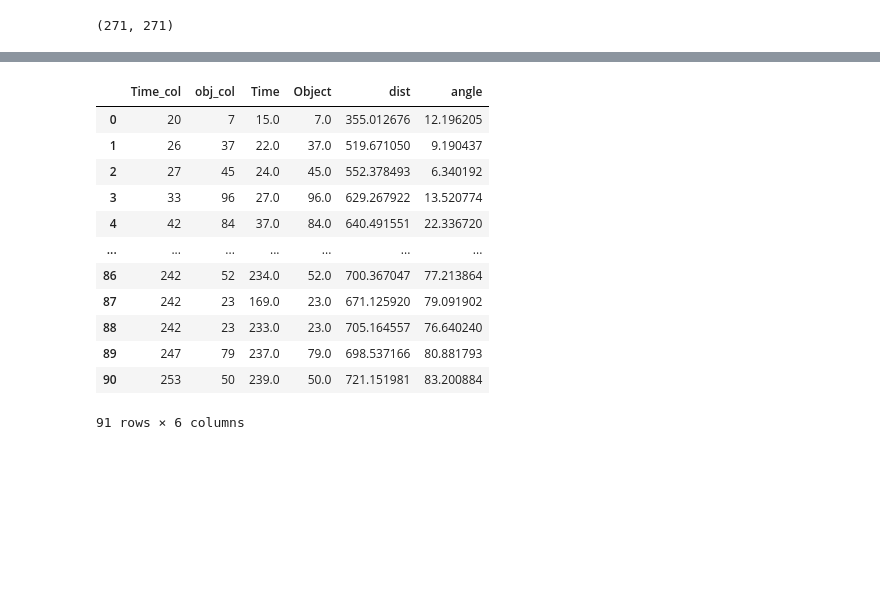
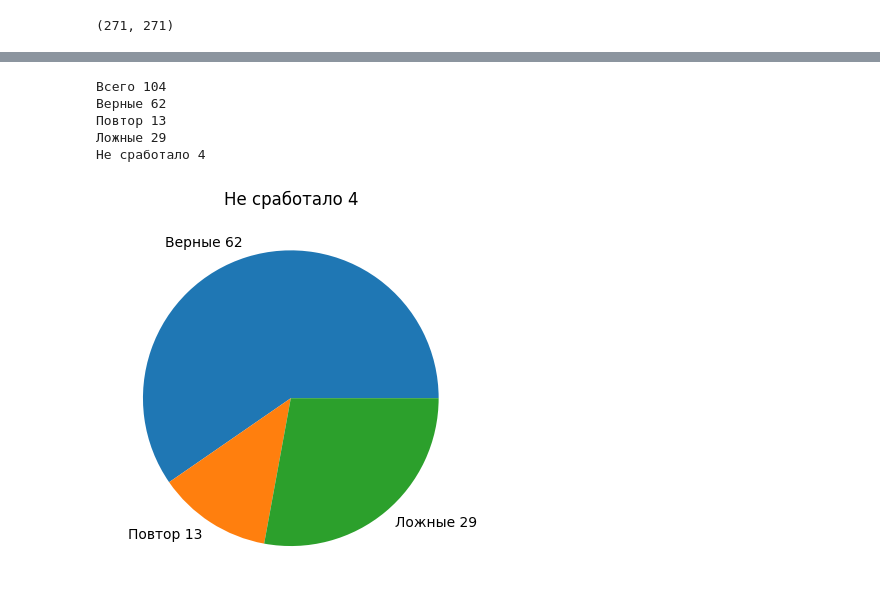
Before and after one commit to valentine-bread/Collision_Avoidance_Algorithms, a Jupyter notebook: graph.ipynb, the cells around one changed output, grey strips where cells are left out. Drawn from its saved outputs; the diff is of its cells as text; code cells hidden in the pictures; blank space fills up the shorter version.

```diff
--- a/graph.ipynb
+++ b/graph.ipynb
@@ -56,31 +80,49 @@ df.loc[df.Object == 39]
 # %%
-time_col, obj_col, time, object, dist, angle = list(), list(), list(), list(), list(), list()
-for t in range(14, len(collision)):
-    for i in collision[t]:
-        tmp = df[(df["Object"] == i) & (df["Time"] < t)].values
-        for o in tmp:
-            time_col.append(t)
-            obj_col.append(i)
-            time.append(o[0])
-            object.append(o[1])
-            dist.append(o[2])
-            angle.append(o[3])
-            # print(time, i, df[(df["Object"] == i) & (df["Time"] < time)].values)
-    # print('\n' * 1)
-
-table_col_alg1 = pd.DataFrame({'Time_col': time_col, 'obj_col': obj_col, 'Time':time, 'Object': object, 'dist':dist, 'angle':angle})
-table_col_alg1
+count = 0
+table_col_alg = list()
+for df_i in df:
+    time_col, obj_col, time, object, dist, angle = list(), list(), list(), list(), list(), list()
+    for t in range(len(collision)):
+        for i in collision[t]:
+            count += 1
+            tmp = df_i[(df_i["Object"] == i) & (df_i["Time"] < t) & (df_i["Time"] > t - 60)].values
+            if tmp.shape[0] == 0:
+                tmp = [[None,None,None,None]]
+            for o in tmp:
+                time_col.append(t)
+                obj_col.append(i)
+                time.append(o[0])
+                object.append(o[1])
+                dist.append(o[2])
+                angle.append(o[3])
+    table_col_alg.append(pd.DataFrame({'Time_col': time_col, 'obj_col': obj_col, 'Time':time, 'Object': object, 'dist':dist, 'angle':angle}))
-# %% [output]
-|  | Time_col | obj_col | Time | Object | dist | angle |
-| 0 | 20 | 7 | 15.0 | 7.0 | 355.012676 | 12.196205 |
-| 1 | 26 | 37 | 22.0 | 37.0 | 519.671050 | 9.190437 |
-| 2 | 27 | 45 | 24.0 | 45.0 | 552.378493 | 6.340192 |
-| 3 | 33 | 96 | 27.0 | 96.0 | 629.267922 | 13.520774 |
-| 4 | 42 | 84 | 37.0 | 84.0 | 640.491551 | 22.336720 |
-| ... | ... | ... | ... | ... | ... | ... |
-| 86 | 242 | 52 | 234.0 | 52.0 | 700.367047 | 77.213864 |
-| 87 | 242 | 23 | 169.0 | 23.0 | 671.125920 | 79.091902 |
-| 88 | 242 | 23 | 233.0 | 23.0 | 705.164557 | 76.640240 |
-| 89 | 247 | 79 | 237.0 | 79.0 | 698.537166 | 80.881793 |
-| 90 | 253 | 50 | 239.0 | 50.0 | 721.151981 | 83.200884 |
-91 rows × 6 columns
+# %%
+alg = 3
+t = table_col_alg[alg].groupby(['Time_col', 'obj_col']).agg({'Time':['count']}).reset_index()
+count = t.Time.value_counts().to_dict()
+# table_col_alg1
+ALL = df[alg].shape[0]
+TP = sum([count[(i,)] for i in range(1, len(count))])
+TP_ = sum([i * count[(i,)] for i in range(1, len(count))])
+FP = count[(0,)]
+TN = df[alg].shape[0] - TP
+# FN =
+# t.Time.value_counts()
+print("Всего", ALL)
+print("Верные", TP)
+print("Повтор", TP_ - TP)
+print("Ложные", ALL - TP_)
+print("Не сработало", FP)
+
+labels = ["Верные " + str(TP), "Повтор " + str(TP_ - TP), "Ложные " + str(ALL - TP_)]
+# fig, ax = plt.subplots()
+plt.pie([TP, TP_ - TP, ALL - TP_], labels=labels)
+plt.title("Не сработало " + str(FP))
+plt.show()
+# %% [output]
+Всего 104
+Верные 62
+Повтор 13
+Ложные 29
+Не сработало 4
+[figure, added]
```
Also changed, not shown: parts of 4 cells of this notebook, 3 other files.
